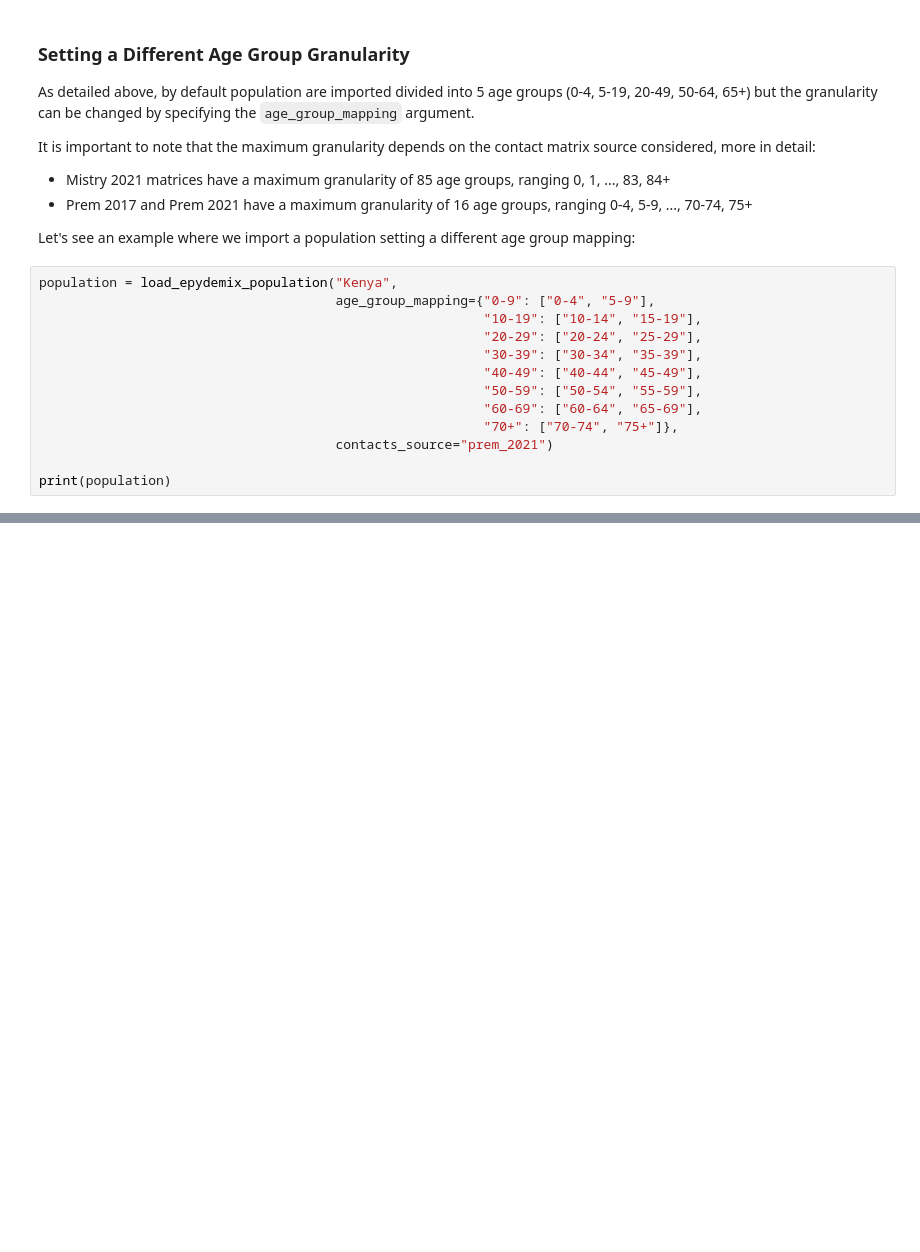
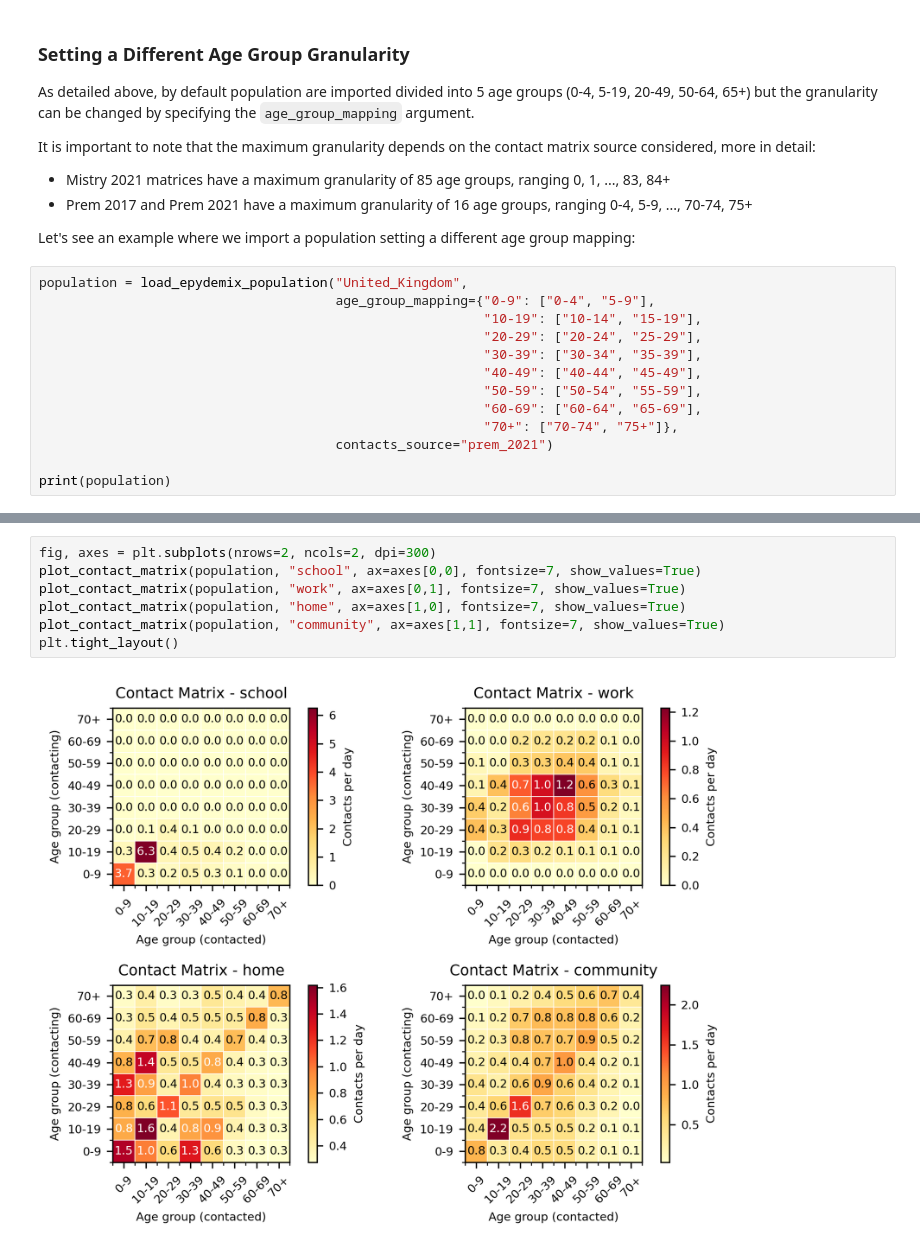
Before and after one commit to micheletizzoni/Digital_epidemiology, a Jupyter notebook: notebooks/nb03_epydemix_population-data.ipynb, the cells around one changed output, grey strips where cells are left out. Saved outputs shown, nothing was run; the diff lists cells and outputs as text; blank space fills up the shorter version.

```diff
--- a/notebooks/nb03_epydemix_population-data.ipynb
+++ b/notebooks/nb03_epydemix_population-data.ipynb
@@ -108,7 +166,7 @@ It is important to note that the maximum granularity depends on the contact matr
 
 Let's see an example where we import a population setting a different age group mapping:
 # %%
-population = load_epydemix_population("Kenya",
+population = load_epydemix_population("United_Kingdom",
                                       age_group_mapping={"0-9": ["0-4", "5-9"],
                                                          "10-19": ["10-14", "15-19"],
                                                          "20-29": ["20-24", "25-29"],
@@ -122,0 +199,9 @@ print(population)
+# %%
+fig, axes = plt.subplots(nrows=2, ncols=2, dpi=300)
+plot_contact_matrix(population, "school", ax=axes[0,0], fontsize=7, show_values=True)
+plot_contact_matrix(population, "work", ax=axes[0,1], fontsize=7, show_values=True)
+plot_contact_matrix(population, "home", ax=axes[1,0], fontsize=7, show_values=True)
+plot_contact_matrix(population, "community", ax=axes[1,1], fontsize=7, show_values=True)
+plt.tight_layout()
+# %% [output]
+[figure, added]
```
Also changed, not shown: parts of 9 cells of this notebook, 4 other files.
